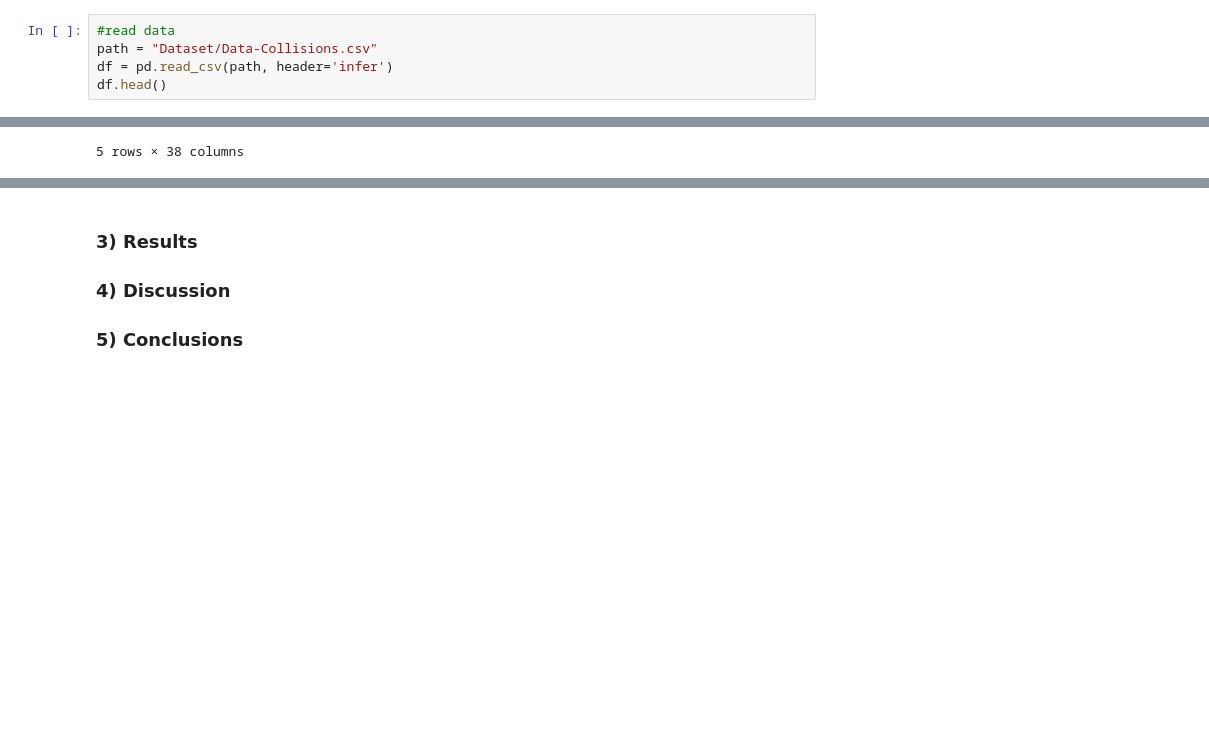
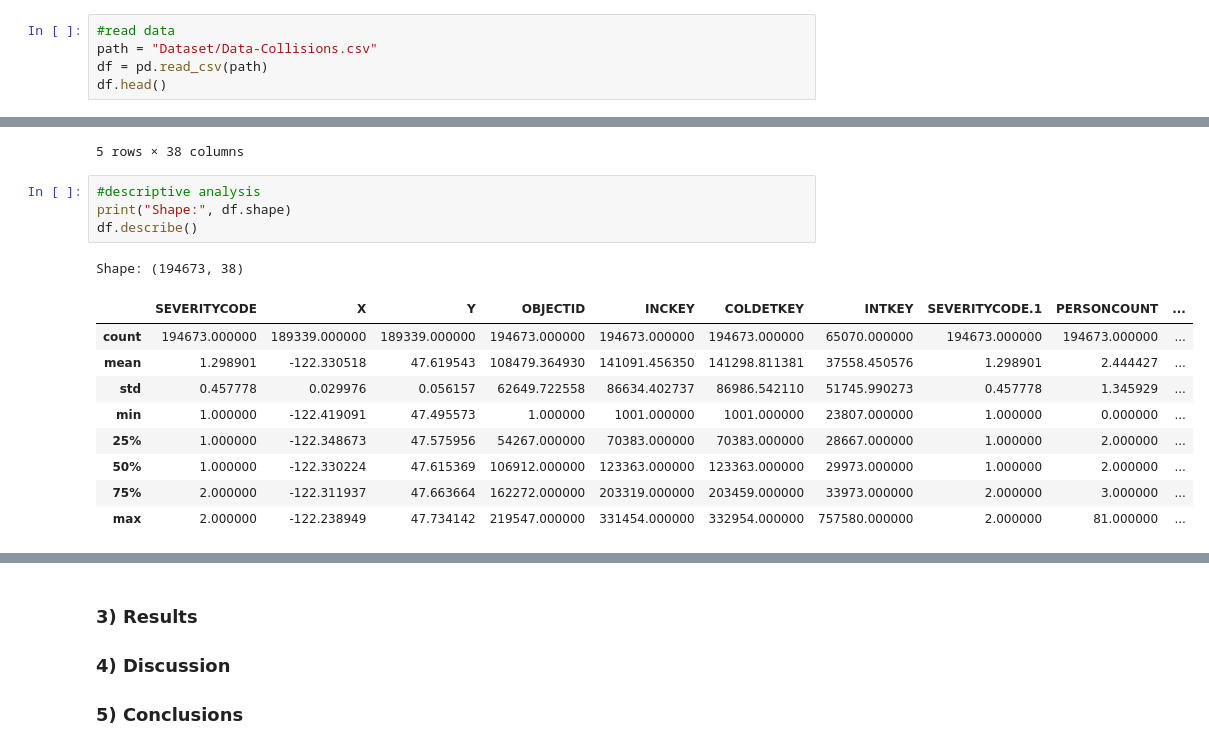
Before and after one commit to michaelrodgam/Coursera_Capstone, a Jupyter notebook: Data_Science Final_Project Notebook.ipynb, the cells around one changed output, grey strips where cells are left out. Cells and saved outputs as stored; diff of their text form; blank space fills up the shorter version.

```diff
--- a/Data_Science Final_Project Notebook.ipynb
+++ b/Data_Science Final_Project Notebook.ipynb
@@ -29,7 +34,7 @@ Hello, Capstone Project Course!
 # %%
 #read data
 path = "Dataset/Data-Collisions.csv"
-df = pd.read_csv(path, header='infer')
+df = pd.read_csv(path)
 df.head()
 # %% [output]
 |  | SEVERITYCODE | X | Y | OBJECTID | INCKEY | COLDETKEY | REPORTNO | STATUS | ADDRTYPE | INTKEY | ... |
@@ -39,3 +44,18 @@ df.head()
 | 3 | 1 | -122.334803 | 47.604803 | 4 | 1144 | 1144 | 3503937 | Matched | Block | NaN | ... |
 | 4 | 2 | -122.306426 | 47.545739 | 5 | 17700 | 17700 | 1807429 | Matched | Intersection | 34387.0 | ... |
 5 rows × 38 columns
+# %%
+#descriptive analysis
+print("Shape:", df.shape)
+df.describe()
+# %% [output]
+Shape: (194673, 38)
+|  | SEVERITYCODE | X | Y | OBJECTID | INCKEY | COLDETKEY | INTKEY | SEVERITYCODE.1 | PERSONCOUNT | ... |
+| count | 194673.000000 | 189339.000000 | 189339.000000 | 194673.000000 | 194673.000000 | 194673.000000 | 65070.000000 | 194673.000000 | 194673.000000 | ... |
+| mean | 1.298901 | -122.330518 | 47.619543 | 108479.364930 | 141091.456350 | 141298.811381 | 37558.450576 | 1.298901 | 2.444427 | ... |
+| std | 0.457778 | 0.029976 | 0.056157 | 62649.722558 | 86634.402737 | 86986.542110 | 51745.990273 | 0.457778 | 1.345929 | ... |
+| min | 1.000000 | -122.419091 | 47.495573 | 1.000000 | 1001.000000 | 1001.000000 | 23807.000000 | 1.000000 | 0.000000 | ... |
+| 25% | 1.000000 | -122.348673 | 47.575956 | 54267.000000 | 70383.000000 | 70383.000000 | 28667.000000 | 1.000000 | 2.000000 | ... |
+| 50% | 1.000000 | -122.330224 | 47.615369 | 106912.000000 | 123363.000000 | 123363.000000 | 29973.000000 | 1.000000 | 2.000000 | ... |
+| 75% | 2.000000 | -122.311937 | 47.663664 | 162272.000000 | 203319.000000 | 203459.000000 | 33973.000000 | 2.000000 | 3.000000 | ... |
+| max | 2.000000 | -122.238949 | 47.734142 | 219547.000000 | 331454.000000 | 332954.000000 | 757580.000000 | 2.000000 | 81.000000 | ... |
```
Also changed, not shown: parts of 17 cells of this notebook.
